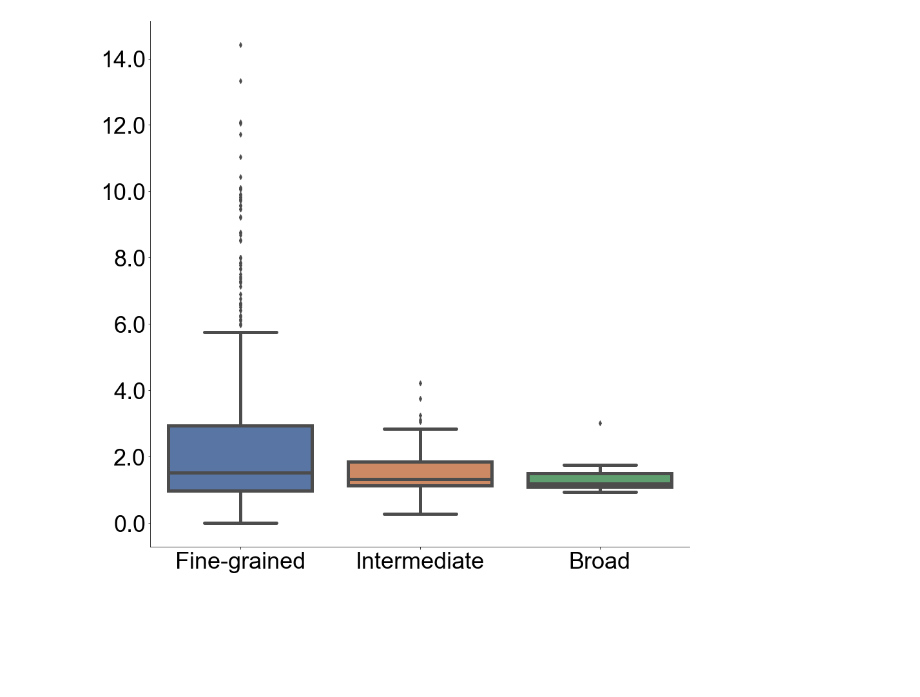
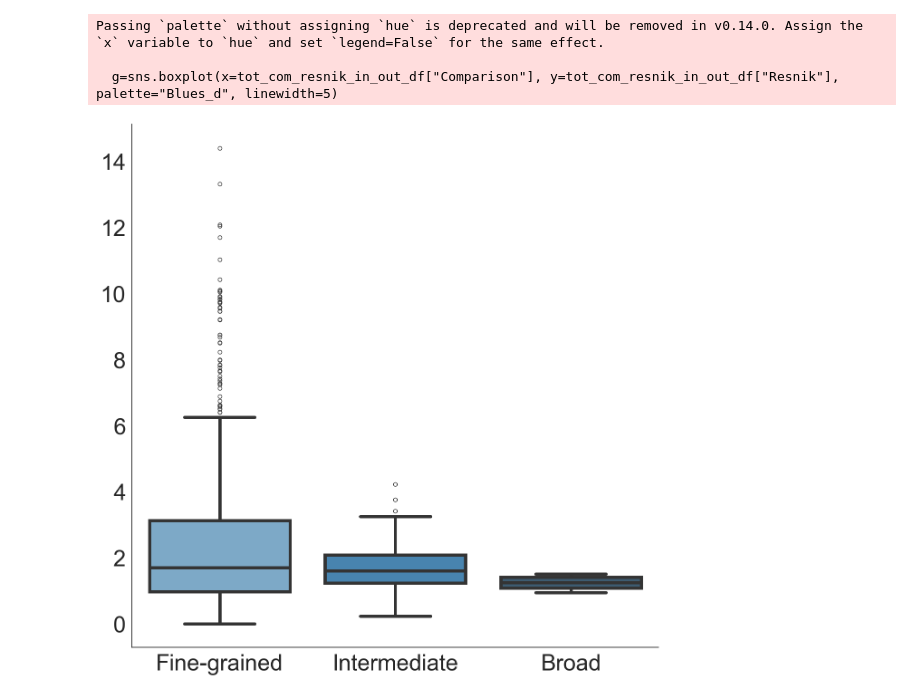
Before and after one commit to menchelab/Exposome, a Jupyter notebook: Exp_fin_7_ChemSimilarity_postclustering.ipynb, the cells around one changed output. Cells and saved outputs as stored; diff of their text form; code cells hidden in the pictures; blank space fills up the shorter version.

```diff
--- a/Exp_fin_7_ChemSimilarity_postclustering.ipynb
+++ b/Exp_fin_7_ChemSimilarity_postclustering.ipynb
@@ -349,29 +296,28 @@ tot_com_resnik_in_out_df['Comparison']=state_resnik
 # %%
 import seaborn as sns
 import matplotlib.pyplot as plt
 
 fig, ax = plt.subplots(figsize=(15, 15))
 sns.set(style="white")
 
-g=sns.boxplot(x=tot_com_resnik_in_out_df["Comparison"], y=tot_com_resnik_in_out_df["Resnik"], linewidth=5)
-#ax = sns.barplot(x="louvain Iteration", y="z-score lcc", data=EEN_louvain_com_df,
-#                 palette="Blues_d")
-#g.set_yscale("log")
-#ax.set_xlabel("Louvain iteration",fontsize=32)
-#ax.set_ylabel("lcc z-score enriched terms",fontsize=32)
+g=sns.boxplot(x=tot_com_resnik_in_out_df["Comparison"], y=tot_com_resnik_in_out_df["Resnik"], palette="Blues_d", linewidth=5)
+
 ax.set_xlabel("",fontsize=32)
 ax.set_ylabel("",fontsize=32)
 ax.spines['top'].set_visible(False)
 ax.spines['right'].set_visible(False)
 ax.spines['bottom'].set_visible(True)
 ax.spines['left'].set_visible(True)
-ax.set_yticklabels(ax.get_yticks(), size = 36)
+ax.set_yticklabels([int(i) for i in list(ax.get_yticks())], size = 36)
 labels = ["Fine-grained", "Intermediate", "Broad"]  # Modified labels
 ax.set_xticklabels(labels, size=36)
-#plt.savefig('output/Figures/SF6D.pdf',format='pdf',dpi=300, bbox_inches = "tight")
+plt.savefig('output/Figures/SF7A_v03.pdf',format='pdf',dpi=300, bbox_inches = "tight")
 plt.show()
 # %% [output]
+Passing `palette` without assigning `hue` is deprecated and will be removed in v0.14.0. Assign the `x` variable to `hue` and set `legend=False` for the same effect.
+
+  g=sns.boxplot(x=tot_com_resnik_in_out_df["Comparison"], y=tot_com_resnik_in_out_df["Resnik"], palette="Blues_d", linewidth=5)
-[figure, old version]
+[figure, new version]
 # %%
 from scipy import stats
 
```
Also changed, not shown: parts of 38 cells of this notebook.
